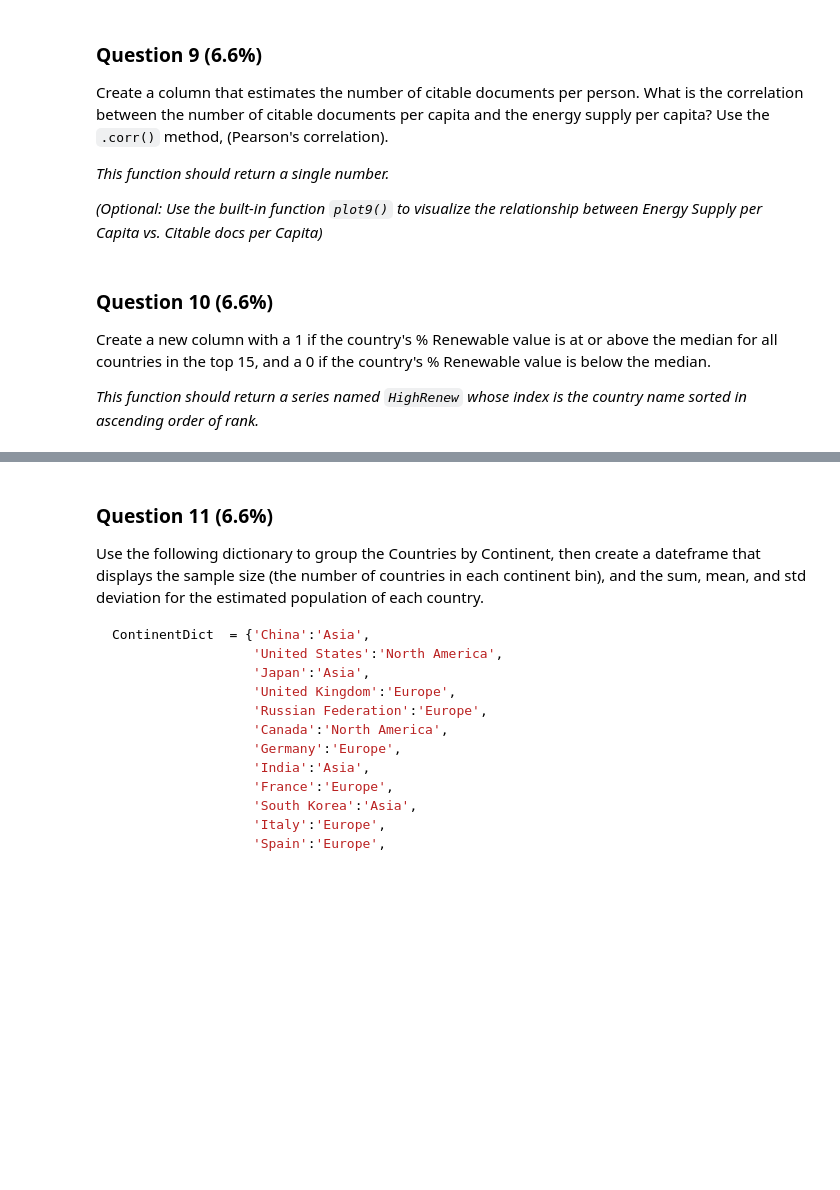
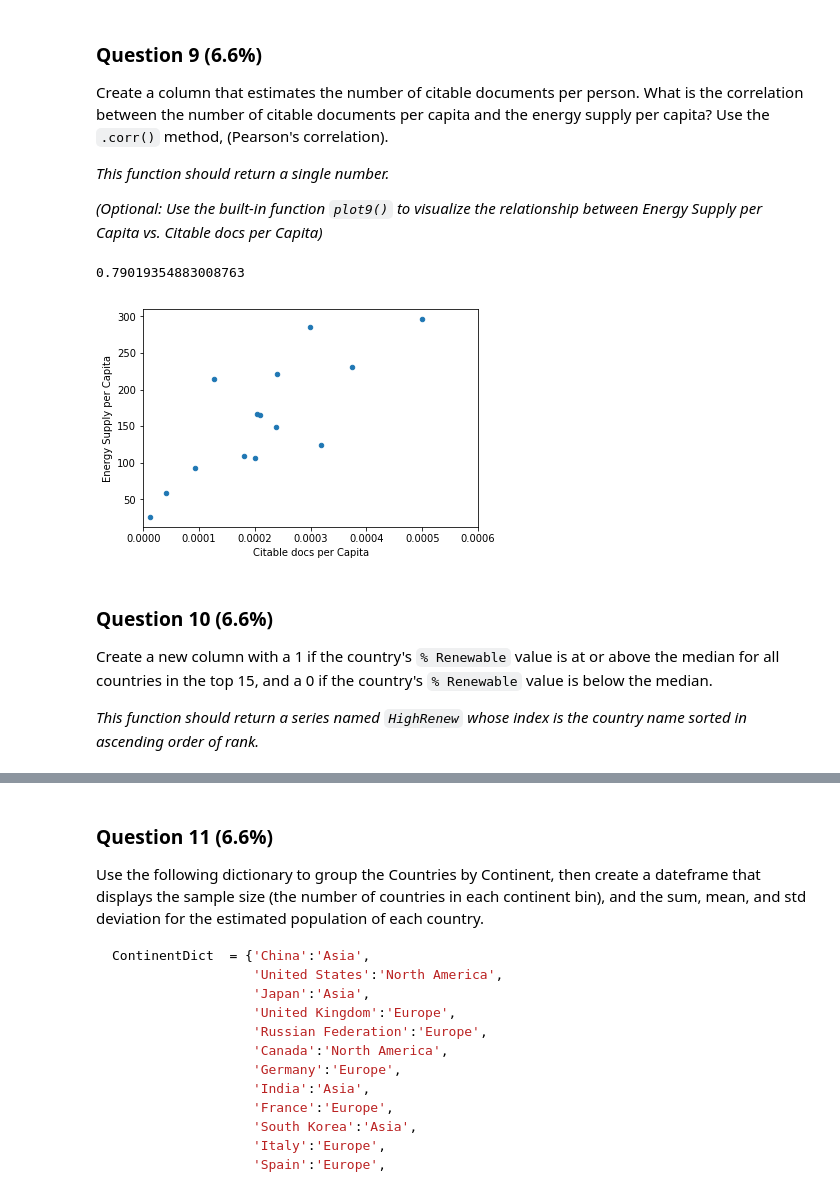
Before and after one commit to gabipz/ds-little-projects, a Jupyter notebook: Introduction to Data Science in Python - Coursera/Assignment+3.ipynb, the cells around one changed output, grey strips where cells are left out. Cells and saved outputs as stored; diff of their text form; code cells hidden in the pictures; blank space fills up the shorter version.

```diff
--- a/Introduction to Data Science in Python - Coursera/Assignment+3.ipynb
+++ b/Introduction to Data Science in Python - Coursera/Assignment+3.ipynb
@@ -430,3 +473,16 @@ def answer_nine():
+# %%
+def answer_nine():
+    Top15 = answer_one()
+    # Population Estimate
+    Top15['PopEst'] = Top15['Energy Supply'] / Top15['Energy Supply per Capita']
+    # Citable docs per Capita
+    Top15['Citable docs per Capita'] = Top15['Citable documents'] / Top15['PopEst']
+    # Correlation
+    return Top15['Citable docs per Capita'].corr(Top15['Energy Supply per Capita'])
+
+answer_nine()
+# %% [output]
+0.79019354883008763
 # %%
 def plot9():
     import matplotlib as plt
@@ -438,8 +494,12 @@ def plot9():
     Top15.plot(x='Citable docs per Capita', y='Energy Supply per Capita', kind='scatter', xlim=[0, 0.0006])
 # %%
 #plot9() # Be sure to comment out plot9() before submitting the assignment!
+# %%
+plot9()
+# %% [output]
+[figure, added]
 # %% [markdown]
 ### Question 10 (6.6%)
-Create a new column with a 1 if the country's % Renewable value is at or above the median for all countries in the top 15, and a 0 if the country's % Renewable value is below the median.
+Create a new column with a 1 if the country's `% Renewable` value is at or above the median for all countries in the top 15, and a 0 if the country's `% Renewable` value is below the median.
 
 *This function should return a series named `HighRenew` whose index is the country name sorted in ascending order of rank.*
```
Also changed, not shown: parts of 19 cells of this notebook.
